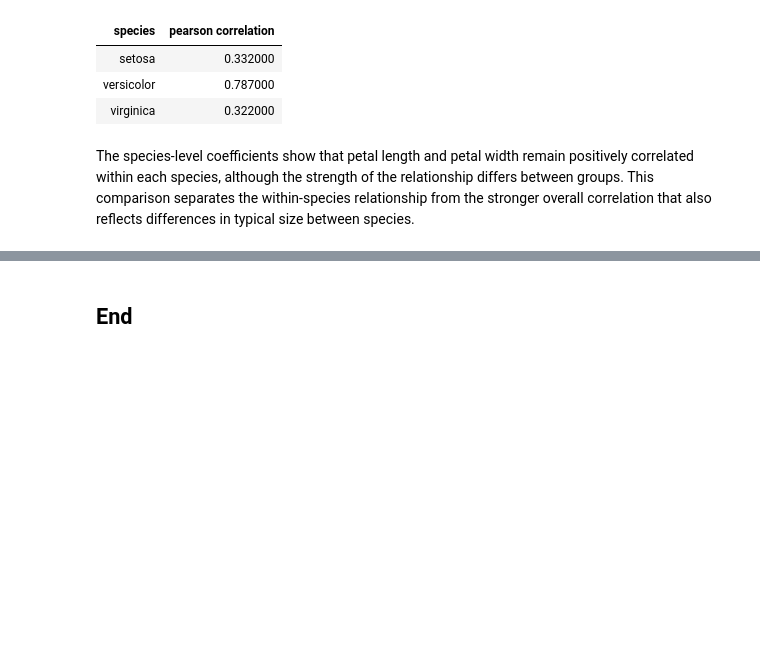
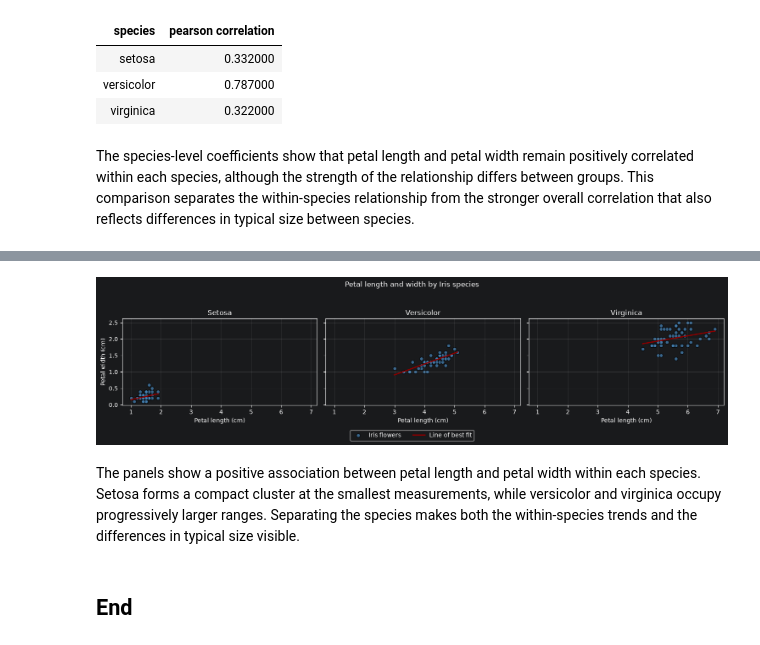
Before and after one commit to CGiardino/applied-statistics, a Jupyter notebook: problems.ipynb, the cells around one changed output, grey strips where cells are left out. Drawn from its saved outputs; the diff is of its cells as text; code cells hidden in the pictures; blank space fills up the shorter version.

Commit message:
Creating a plot showing the relationship between petal length and petal width for each species.

```diff
--- a/problems.ipynb
+++ b/problems.ipynb
@@ -210,2 +214,46 @@ The species-level coefficients show that petal length and petal width remain pos
+# %%
+# Create one subplot for each Iris species and share the axis scales for comparison.
+fig, axes = plt.subplots(1, len(species), figsize=(15, 4), sharex=True, sharey=True)
+
+# Plot petal length against petal width separately for each species.
+for axis, flower_species in zip(axes, species):
+    # Keep only the measurements belonging to the current species.
+    species_data = iris[iris["species"] == flower_species]
+    # Draw the observed flowers as points on the current subplot.
+    axis.scatter(
+        species_data["petal_length"], species_data["petal_width"],
+        color="steelblue", alpha=0.75, edgecolor="black", label="Iris flowers",
+    )
+
+    # Fit and draw a least-squares line for the current species.
+    slope, intercept = np.polyfit(
+        species_data["petal_length"], species_data["petal_width"], 1
+    )
+    x_line = np.linspace(
+        species_data["petal_length"].min(), species_data["petal_length"].max(), 100
+    )
+    axis.plot(
+        x_line, slope * x_line + intercept,
+        color="darkred", linewidth=2, label="Line of best fit",
+    )
+
+    # Add a species name, x-axis label, and light gridlines to each panel.
+    axis.set_title(flower_species.capitalize())
+    axis.set_xlabel("Petal length (cm)")
+    axis.grid(alpha=0.25)
+
+# Put both legend entries below the entire figure, outside the plotting area.
+axes[0].set_ylabel("Petal width (cm)")
+handles, labels = axes[0].get_legend_handles_labels()
+fig.legend(handles, labels, loc="lower center", bbox_to_anchor=(0.5, 0.02), ncol=2)
+
+# Reserve space above and below the panels for the title and external legend.
+fig.suptitle("Petal length and width by Iris species")
+fig.tight_layout(rect=(0, 0.10, 1, 0.93))
+plt.show()
+# %% [output]
+[figure, added]
+# %% [markdown]
+The panels show a positive association between petal length and petal width within each species. Setosa forms a compact cluster at the smallest measurements, while versicolor and virginica occupy progressively larger ranges. Separating the species makes both the within-species trends and the differences in typical size visible.
 # %% [markdown]
 ## End
```
Also changed, not shown: parts of 1 cell of this notebook.
